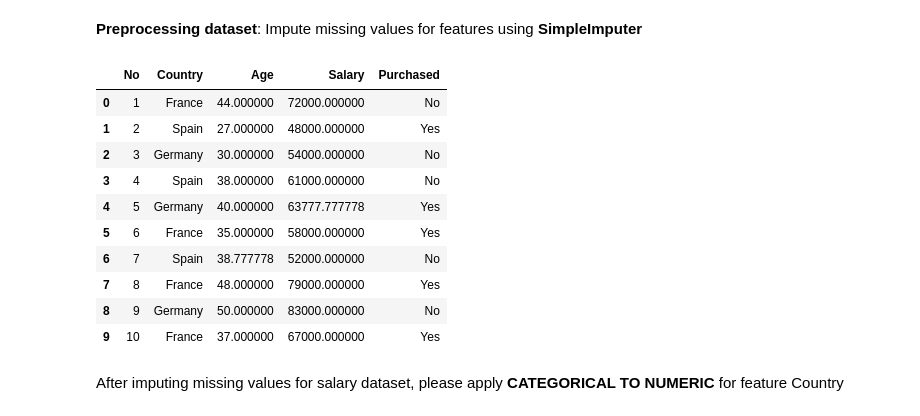
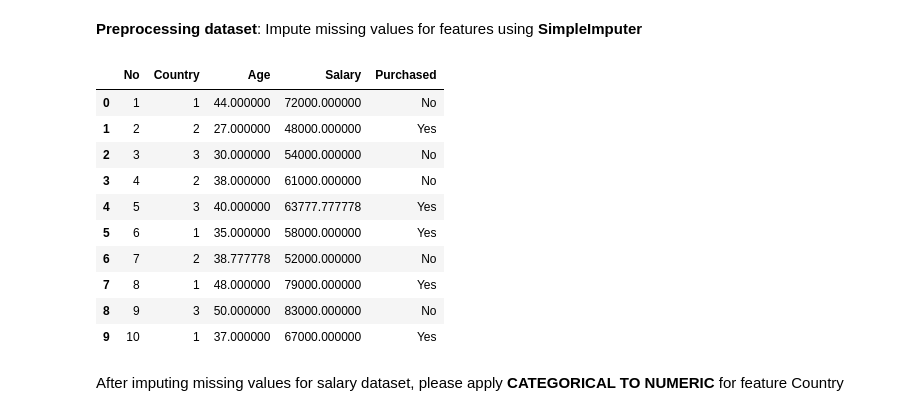
Before and after one commit to PhamTienLoc/Lab_ML, a Jupyter notebook: Lab_3_21130429_PhamTienLoc.ipynb, the cells around one changed output. Cells and saved outputs as stored; diff of their text form; code cells hidden in the pictures.

```diff
--- a/Lab_3_21130429_PhamTienLoc.ipynb
+++ b/Lab_3_21130429_PhamTienLoc.ipynb
@@ -79,22 +74,22 @@ Impute missing values for features using **SimpleImputer**
 # %%
 #code
 data2 = pd.read_csv('salary_dummy.csv')
 imputer = SimpleImputer(missing_values=np.nan, strategy='mean')
 data2[['Age','Salary']]=imputer.fit_transform(data2[['Age','Salary']])
+data2['Country'].replace(['France','Spain','Germany'],[1,2,3],inplace=True)
 data2
-data2 = pd.get_dummies(data2, )
 # %% [output]
 |  | No | Country | Age | Salary | Purchased |
-| 0 | 1 | France | 44.000000 | 72000.000000 | No |
-| 1 | 2 | Spain | 27.000000 | 48000.000000 | Yes |
-| 2 | 3 | Germany | 30.000000 | 54000.000000 | No |
-| 3 | 4 | Spain | 38.000000 | 61000.000000 | No |
-| 4 | 5 | Germany | 40.000000 | 63777.777778 | Yes |
-| 5 | 6 | France | 35.000000 | 58000.000000 | Yes |
-| 6 | 7 | Spain | 38.777778 | 52000.000000 | No |
-| 7 | 8 | France | 48.000000 | 79000.000000 | Yes |
-| 8 | 9 | Germany | 50.000000 | 83000.000000 | No |
-| 9 | 10 | France | 37.000000 | 67000.000000 | Yes |
+| 0 | 1 | 1 | 44.000000 | 72000.000000 | No |
+| 1 | 2 | 2 | 27.000000 | 48000.000000 | Yes |
+| 2 | 3 | 3 | 30.000000 | 54000.000000 | No |
+| 3 | 4 | 2 | 38.000000 | 61000.000000 | No |
+| 4 | 5 | 3 | 40.000000 | 63777.777778 | Yes |
+| 5 | 6 | 1 | 35.000000 | 58000.000000 | Yes |
+| 6 | 7 | 2 | 38.777778 | 52000.000000 | No |
+| 7 | 8 | 1 | 48.000000 | 79000.000000 | Yes |
+| 8 | 9 | 3 | 50.000000 | 83000.000000 | No |
+| 9 | 10 | 1 | 37.000000 | 67000.000000 | Yes |
 # %% [markdown]
 After imputing missing values for salary dataset, please apply **CATEGORICAL TO NUMERIC** for feature Country
 # %% [markdown]
```
Also changed, not shown: parts of 4 cells of this notebook.
